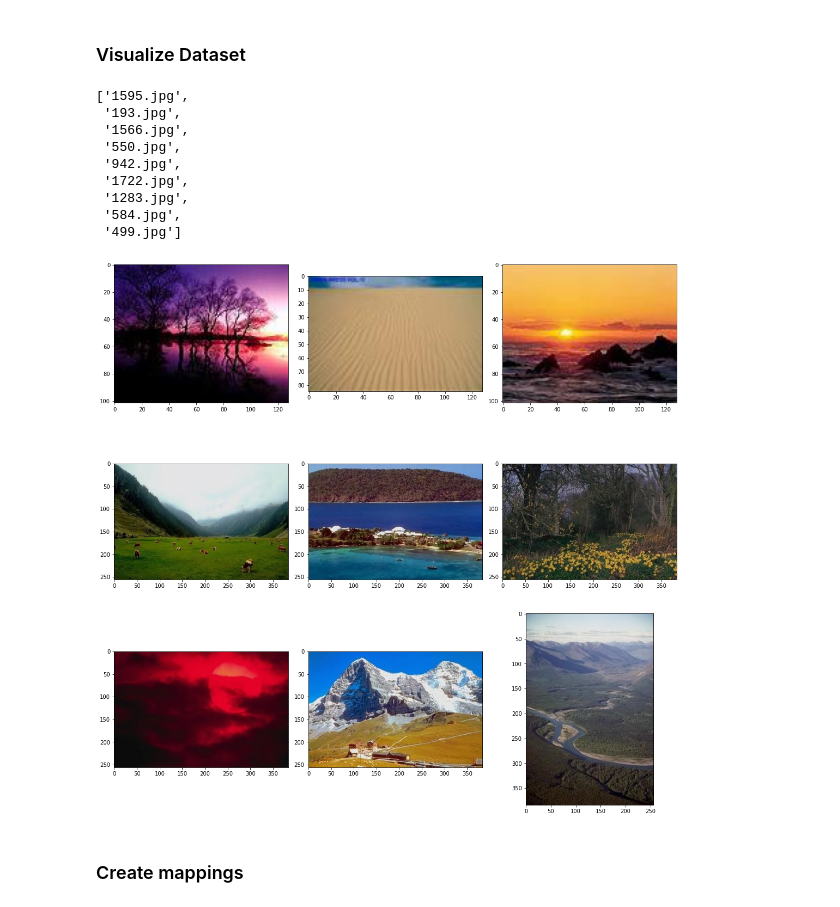
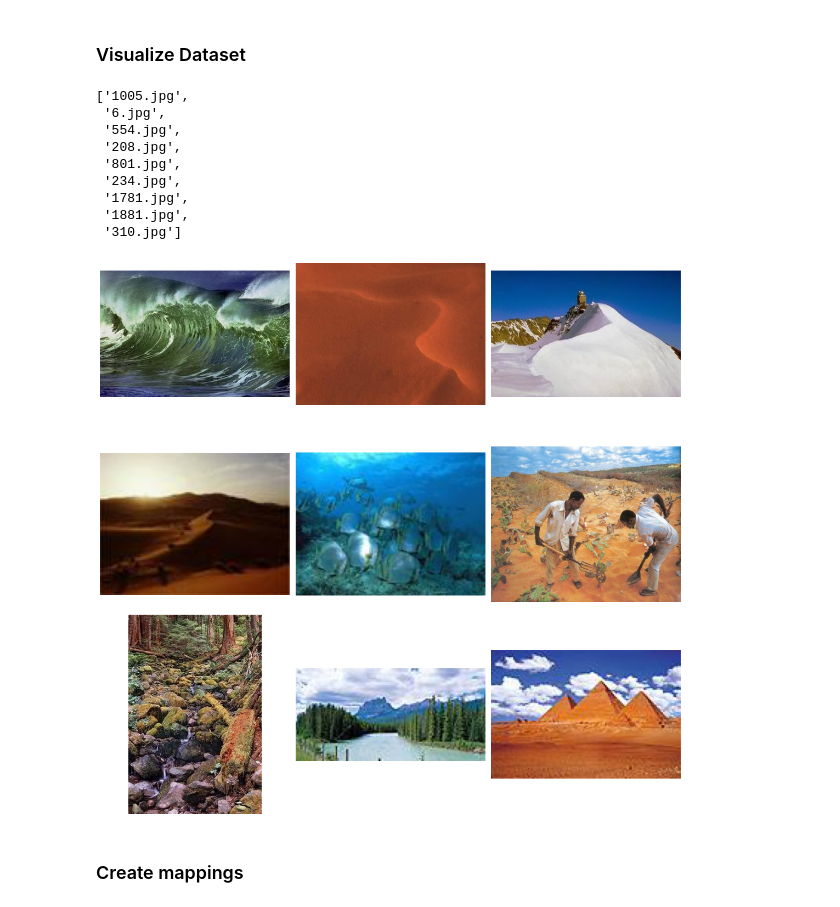
Before and after one commit to WoradeeKongthong/nature_multilabel_image_classification, a Jupyter notebook: 01_data_preparation.ipynb, the cells around one changed output. Drawn from its saved outputs; the diff is of its cells as text; code cells hidden in the pictures.

```diff
--- a/01_data_preparation.ipynb
+++ b/01_data_preparation.ipynb
@@ -8,31 +8,32 @@ import pandas as pd
 ### Visualize Dataset
 # %%
 # get list of file name
-images = os.listdir(os.path.join(os.getcwd(), 'images'))
+images = os.listdir(os.path.join(os.getcwd(), 'miml_dataset/images'))
 images[:9]
 # %% [output]
-['1595.jpg',
- '193.jpg',
- '1566.jpg',
- '550.jpg',
- '942.jpg',
- '1722.jpg',
- '1283.jpg',
- '584.jpg',
- '499.jpg']
+['1005.jpg',
+ '6.jpg',
+ '554.jpg',
+ '208.jpg',
+ '801.jpg',
+ '234.jpg',
+ '1781.jpg',
+ '1881.jpg',
+ '310.jpg']
 # %%
 # plot sample images
 fig = plt.figure(figsize=(15,15))
 for i,image in enumerate(images[:9]):
     # read image
-    image = imread('images/'+image)
+    image = imread('miml_dataset/images/'+image)
     # subplot
     fig.add_subplot(3,3,i+1)
     plt.imshow(image)
+    plt.axis('off')
 fig.tight_layout()
 plt.show()
 # %% [output]
-[figure, old version]
+[figure, new version]
 # %% [markdown]
 ### Create mappings
 # %%
```
Also changed, not shown: parts of 6 cells of this notebook, 7 other files.
